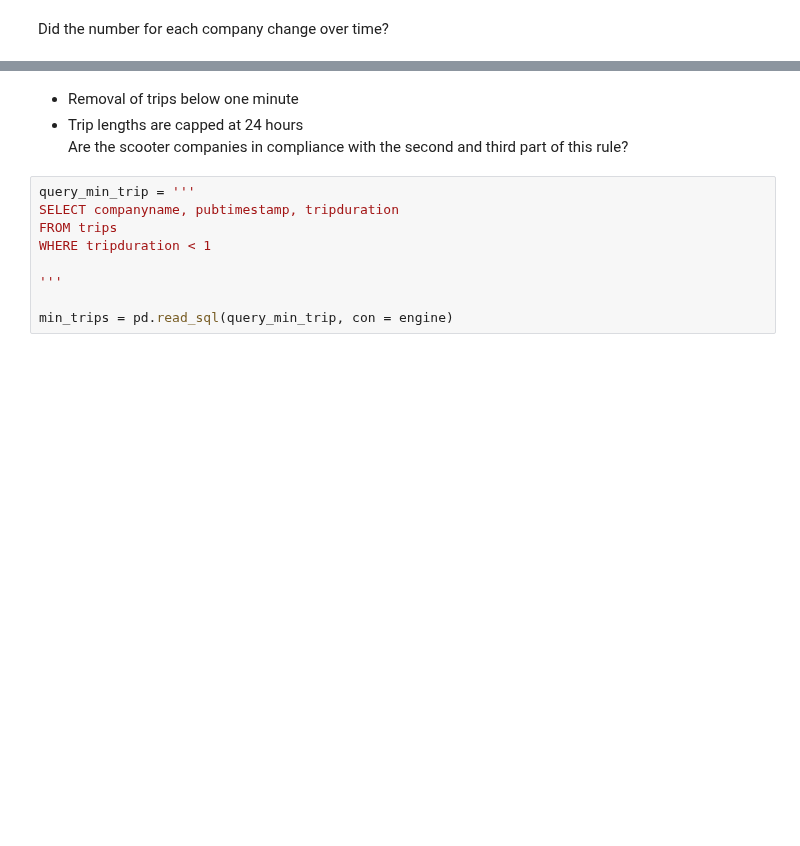
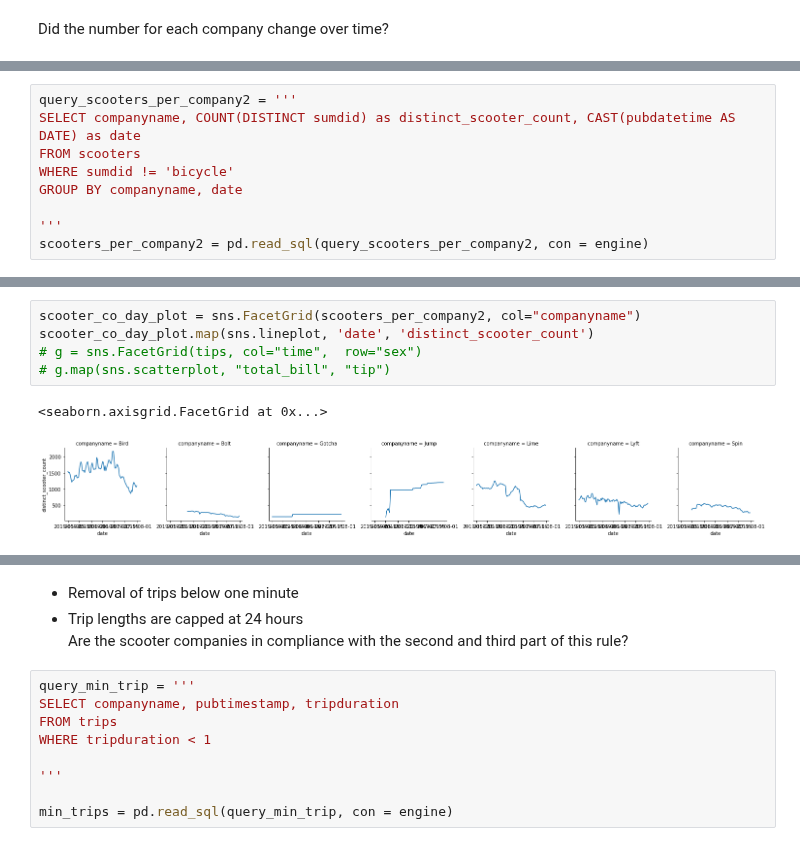
Before and after one commit to NSS-Data-Analytics-Cohort-10/scooters-group-2, a Jupyter notebook: notebooks/scooters-counts.ipynb, the cells around one changed output, grey strips where cells are left out. Cells and saved outputs as stored; diff of their text form; blank space fills up the shorter version.

```diff
--- a/notebooks/scooters-counts.ipynb
+++ b/notebooks/scooters-counts.ipynb
@@ -470,0 +365,9 @@ ValueError: Could not interpret value `date` for parameter `x`
+# %%
+query_scooters_per_company2 = '''
+SELECT companyname, COUNT(DISTINCT sumdid) as distinct_scooter_count, CAST(pubdatetime AS DATE) as date
+FROM scooters
+WHERE sumdid != 'bicycle'
+GROUP BY companyname, date
+
+'''
+scooters_per_company2 = pd.read_sql(query_scooters_per_company2, con = engine)
@@ -470,0 +411,8 @@ ValueError: Could not interpret value `date` for parameter `x`
+# %%
+scooter_co_day_plot = sns.FacetGrid(scooters_per_company2, col="companyname")
+scooter_co_day_plot.map(sns.lineplot, 'date', 'distinct_scooter_count')
+# g = sns.FacetGrid(tips, col="time",  row="sex")
+# g.map(sns.scatterplot, "total_bill", "tip")
+# %% [output]
+<seaborn.axisgrid.FacetGrid at 0x...>
+[figure, added]
```
Also changed, not shown: parts of 26 cells of this notebook, 3 other files.
